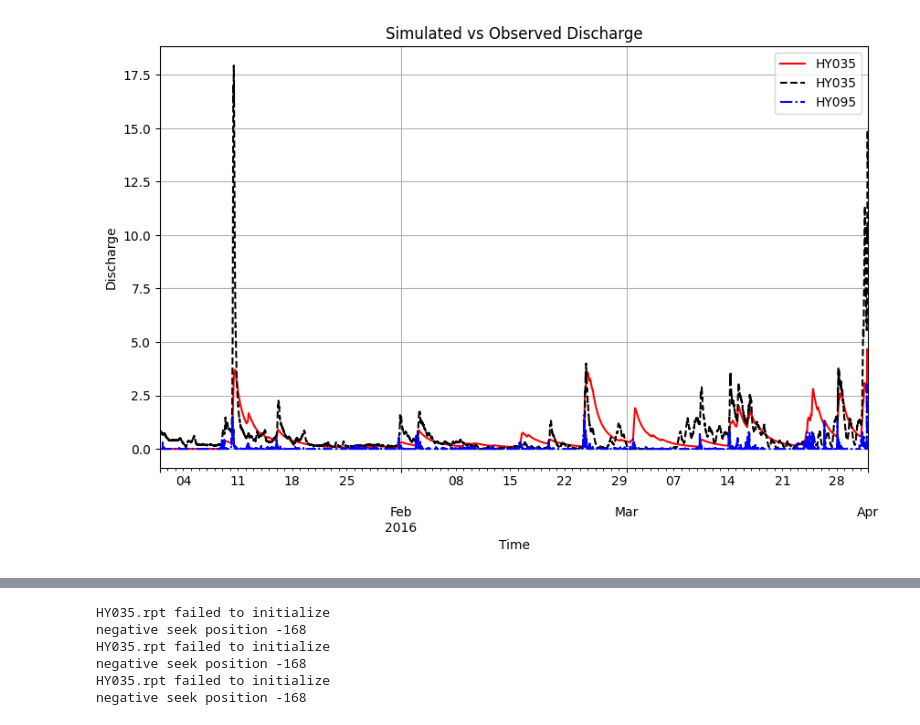
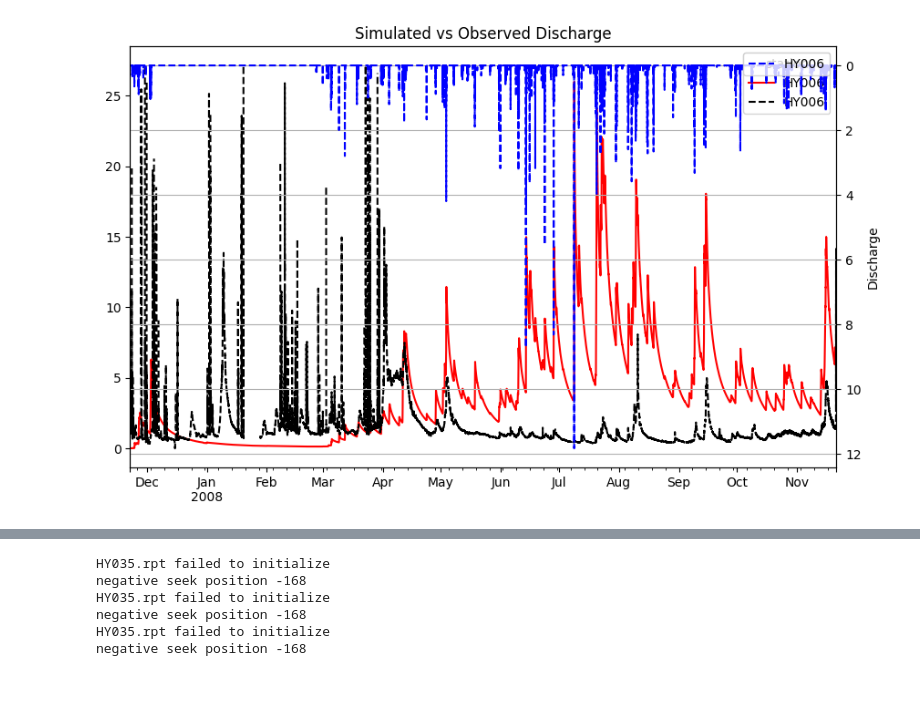
Before and after one commit to everettsp/optswmm, a Jupyter notebook: main.ipynb, the cells around one changed output, grey strips where cells are left out. Drawn from its saved outputs; the diff is of its cells as text; code cells hidden in the pictures; blank space fills up the shorter version.

```diff
--- a/main.ipynb
+++ b/main.ipynb
@@ -106,17 +188,18 @@ cps.set_relative_bounds()
 # %%
-import pandas as pd
-run_folder = Path(r"C:\Users\everett\Documents\GitHub\camus_to\data\models\swmm\HY024\runs")
+model_name = "HY006"
+run_folder = Path(rf"C:\Users\everett\Documents\GitHub\camus_to\data\models\swmm\{model_name}\runs")
 subfolders = [f.name for f in run_folder.iterdir() if f.is_dir()]
+
+
 
 run_dir = run_folder / subfolders[-1]
 scores_file = run_dir / "results_scores.txt"
 scores_df = pd.read_csv(scores_file, sep=",", header=0)  # Adjust the separator if necessary
-
 
 param_file = run_dir / "results_params.txt"
 params_df = pd.read_csv(param_file, sep=",")  # Adjust the separator if necessary
 
 import matplotlib.pyplot as plt
 
-scores_df.columns
+ax = scores_df["score"].plot()
 # %% [output]
@@ -180,0 +207,19 @@ plt.show()
+# %%
+import pandas as pd
+
+for model_dir in Path(r"C:\Users\everett\Documents\GitHub\camus_to\data\models\swmm").iterdir():
+
+    run_folder = Path(rf"C:\Users\everett\Documents\GitHub\camus_to\data\models\swmm\{model_dir.stem}\runs")
+    subfolders = [f.name for f in run_folder.iterdir() if f.is_dir()]
+
+    run_dir = run_folder / subfolders[-1]
+    scores_file = run_dir / "results_scores.txt"
+    scores_df = pd.read_csv(scores_file, sep=",", header=0)  # Adjust the separator if necessary
+
+    param_file = run_dir / "results_params.txt"
+    params_df = pd.read_csv(param_file, sep=",")  # Adjust the separator if necessary
+
+    import matplotlib.pyplot as plt
+
+    ax = scores_df["score"].plot()
+    ax.set_ylim(-5, 1)
@@ -181,24 +264,26 @@ plt.show()
 # %%
-iter = 100
+iter = 50
 
 sim = pd.read_pickle(run_dir / "timeseries" / f"sim_{iter}.pkl")
 obs = pd.read_pickle(run_dir / "timeseries" / f"obs_{iter}.pkl")
-precip = pd.read_pickle(model_dir / station_id / "forcings.pkl").loc[:,"precipitation(mm)"]
 
-
+precip = pd.read_pickle(model_dir / "HY006" / "forcings.pkl")["precipitation(mm)"].tz_localize(None)
 fig, ax = plt.subplots(figsize=(10, 6))
 sim["discharge(cms)"].plot(ax=ax, label="Simulated Discharge (HY095)", color="red")
 obs["discharge(cms)"].plot(ax=ax, label="Observed Discharge (HY095)", color="black", linestyle="--")
-precip.plot(ax=ax, label="Precipitation", color="blue", linestyle="-.")
+ax2 = ax.twinx()
 
-plt.legend()
+precip.loc[slice(obs.index[0], obs.index[-1])].plot(ax=ax2, label="Observed Precipitation (mm)", color="blue", linestyle="--")
+
+ax2.set_ylabel("Precipitation (mm)")
+ax2.invert_yaxis()  # Reverse the y-axis
+ax2.legend(loc="upper right")
 plt.title("Simulated vs Observed Discharge")
 plt.xlabel("Time")
 plt.ylabel("Discharge")
 plt.grid()
-ax.set_xlim(obs.index.min(), obs.index.max())
 plt.show()
 # %% [output]
-[figure, old version]
+[figure, new version]
 # %%
 import contextily as ctx
```
Also changed, not shown: parts of 27 cells of this notebook, 19 other files.
